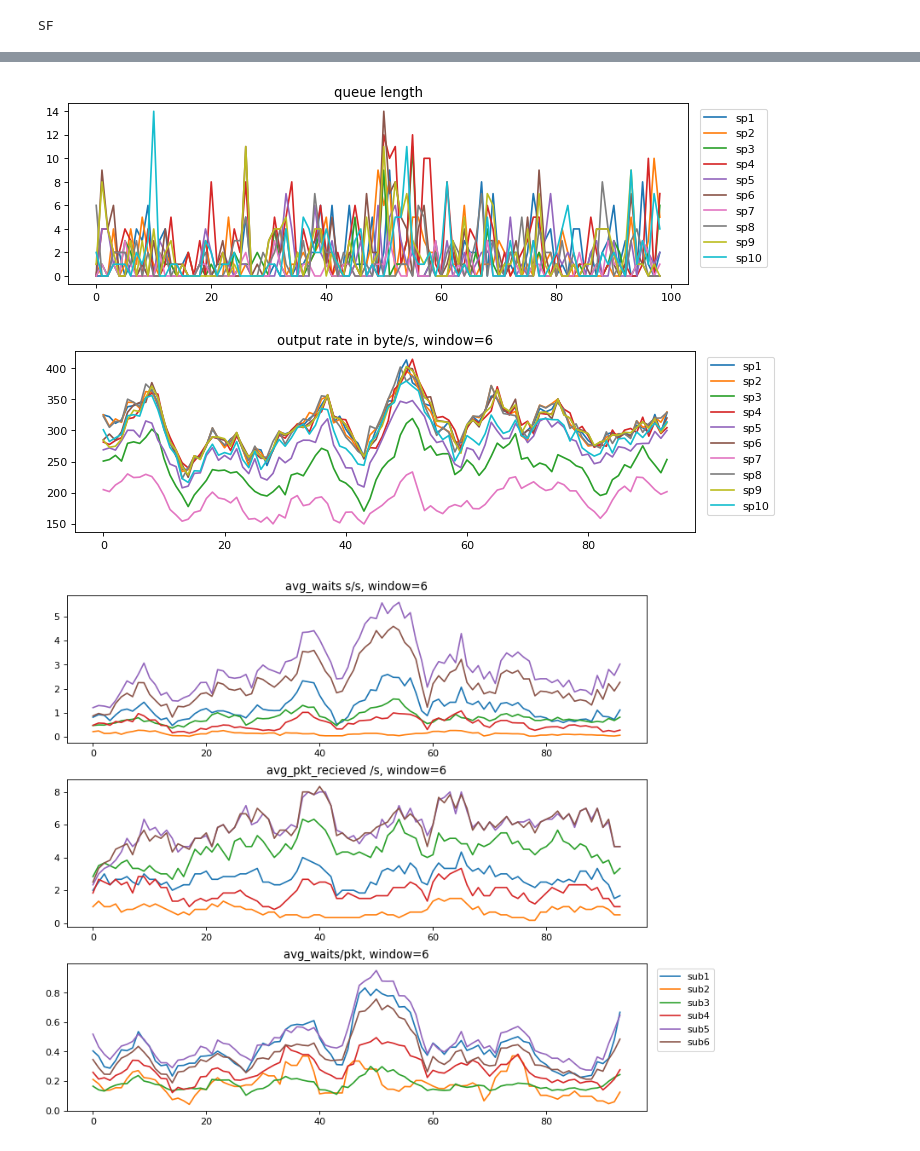
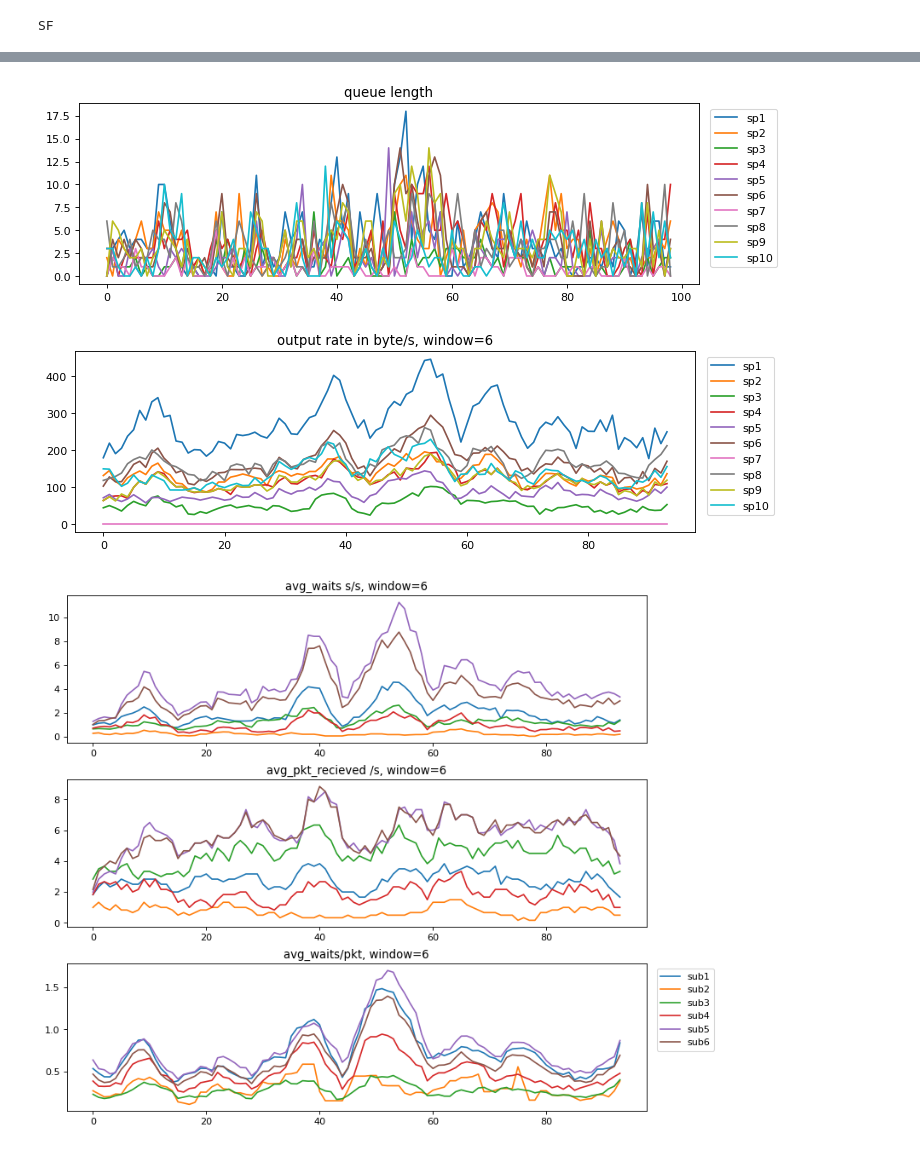
Before and after one commit to terry-ztr/MQTT_Simulation, a Jupyter notebook: SF.ipynb, the cells around one changed output, grey strips where cells are left out. Saved outputs shown, nothing was run; the diff lists cells and outputs as text; code cells hidden in the pictures.

```diff
--- a/SF.ipynb
+++ b/SF.ipynb
@@ -15,6 +15,7 @@ monitor_rate = 1
 topic_dist = [3,2,2]
 runtime = 100
 seed = 1
+connnect_style = "non_overlap"
 # %%
 tc.SwitchPort.mode = 'SF'
 total_topic = tp.TopicTree()
@@ -23,7 +24,7 @@ total_topic.random_construct(topic_dist, seed)
 net = tc.Network(total_topic, avg_sub_size, avg_pub_size)
 net.initialize_nodes(broker_rates, sub_rates, pub_rates, monitor_rate, seed)
 net.establish_topology(seed)
-net.connect_client(seed)
+net.connect_client(connnect_style, seed)
 net.env.run(runtime)
 print(tc.SwitchPort.mode)
 net.visualize()
@@ -51,33 +52,33 @@ plt.figure(figsize=(10, 9), dpi=80)
 
 for i in range(len(net.sub_monitor_list)):
     monitor = net.sub_monitor_list[i]
     a = np.array(monitor.packets_rec)
     b = np.array([0]*window+monitor.packets_rec[0:-window])
     avg_packet_rec_per_time = (a-b)[window-1:]/window/monitor_rate
 
     a = np.array(monitor.tot_waits)
     b = np.array([0]*window+monitor.tot_waits[0:-window])
     avg_waits_per_time = (a-b)[window-1:]/window/monitor_rate
 
 
     plt.subplot(311)
     plt.plot(avg_waits_per_time, label=monitor.client.client_id)
     plt.subplot(312)
     plt.plot(avg_packet_rec_per_time, label=monitor.client.client_id)
     plt.subplot(313)
     plt.plot(avg_waits_per_time/avg_packet_rec_per_time, label=monitor.client.client_id)
 
 plt.subplot(311)
 plt.title("avg_waits s/s, window="+str(window))
 plt.subplot(312)
 plt.title("avg_pkt_recieved /s, window="+str(window))
 plt.subplot(313)
 plt.title("avg_waits/pkt, window="+str(window))
 plt.legend(bbox_to_anchor=(1.01, 1),loc='upper left')
 plt.subplots_adjust(top=0.92, bottom=0.08, left=0.10, right=0.95, hspace=0.25,wspace=0.35)
 # %% [output]
 SF
 [figure]
-[figure, old version]
+[figure, new version]
-[figure, old version]
+[figure, new version]
-[figure, old version]
+[figure, new version]
```
Also changed, not shown: 4 other files.
